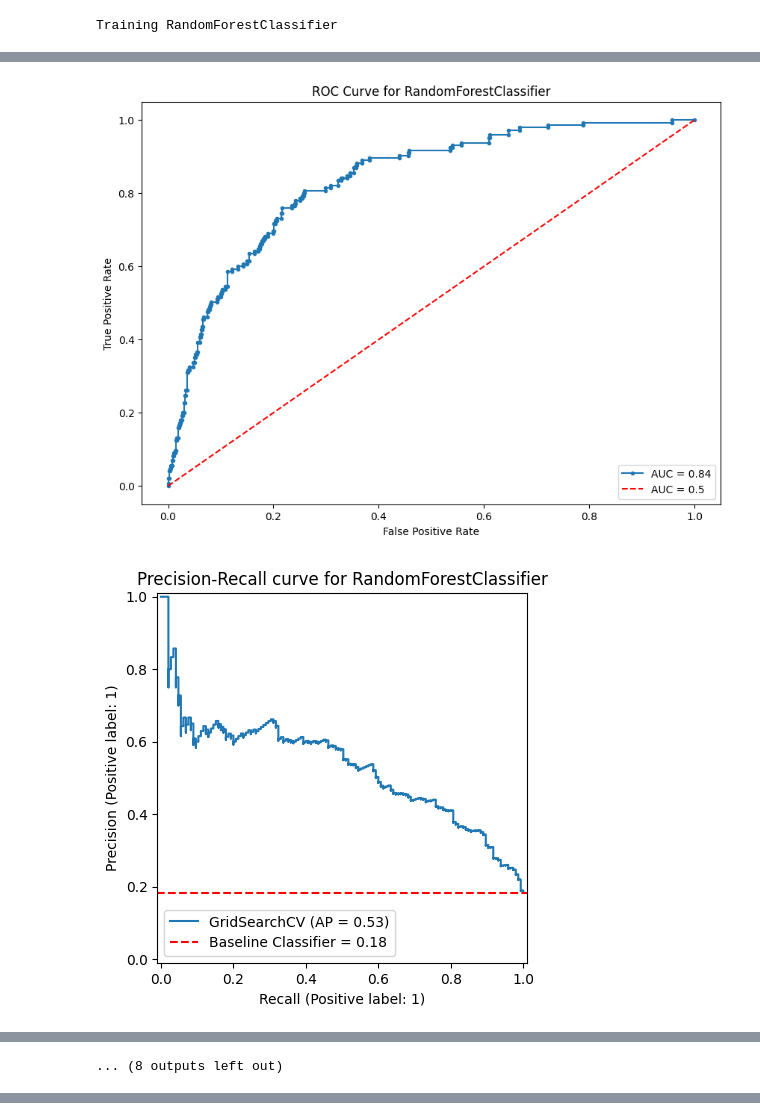
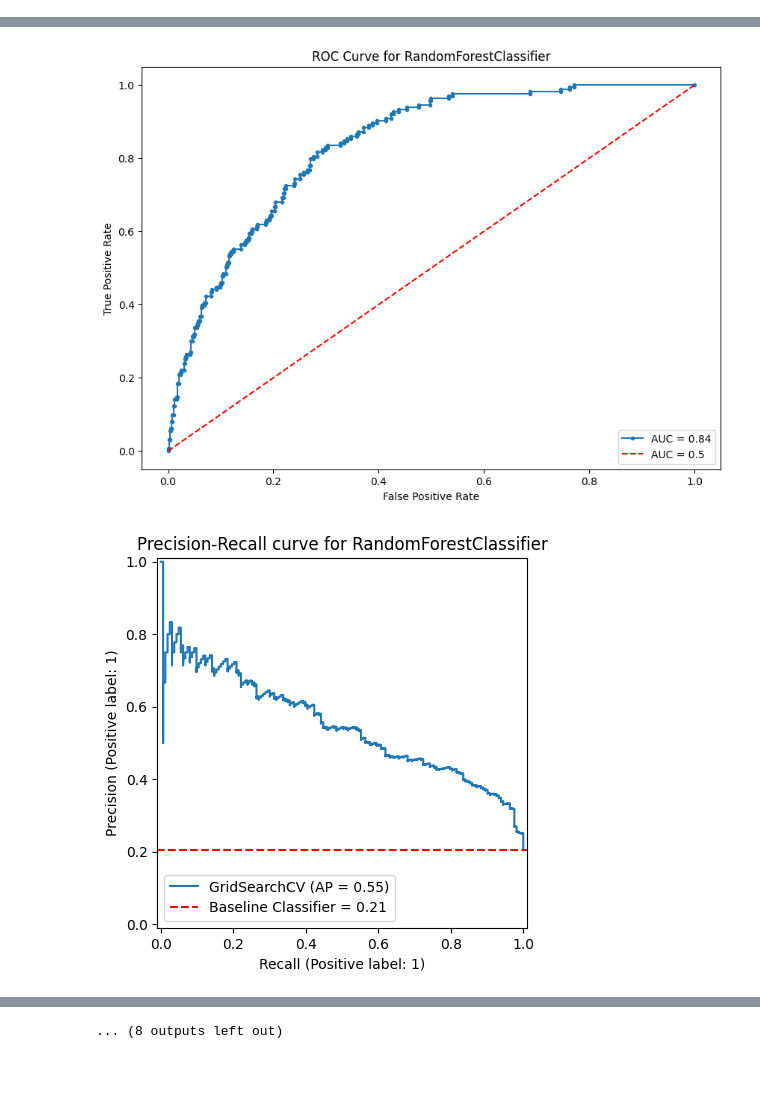
Before and after one commit to tucros/cs4372, a Jupyter notebook: project2/trees.ipynb, the cells around one changed output, grey strips where cells are left out. Drawn from its saved outputs; the diff is of its cells as text; code cells hidden in the pictures; blank space fills up the shorter version.

```diff
--- a/project2/trees.ipynb
+++ b/project2/trees.ipynb
@@ -82,6 +95,9 @@ for i, column in enumerate(wine_df.columns):
         plt.title(f"{column} vs Quality")
 plt.tight_layout()
 plt.show()
+
+#drop density and residual sugar due to correlation and non-normality
+wine_df.drop(["density", "residual sugar"], axis=1, inplace=True)
 # %% [output]
 [figure]
 [figure]
@@ -210,10 +228,10 @@ CLASSIFIERS = [
     (
         RandomForestClassifier(),
         {
-            "n_estimators": [100, 200, 300],
-            "max_depth": [3, 5, 7],
-            "min_samples_split": [2, 5, 10],
-            "min_samples_leaf": [1, 2, 4],
+            "n_estimators": [100, 200],
+            "max_depth": [5, 7],
+            "min_samples_split": [2, 5],
+            "min_samples_leaf": [1, 2],
         },
         visualize_random_forest,
     ),
@@ -228,8 +246,8 @@ CLASSIFIERS = [
     (
         XGBClassifier(),
         {
-            "n_estimators": [50, 100, 200],
-            "learning_rate": [0.1, 0.5, 1],
+            "n_estimators": [50, 100],
+            "learning_rate": [0.1, 0.5],
             "max_depth": [3, 5, 7],
         },
         visualize_xgboost,
@@ -249,14 +267,6 @@ for model, params, viz_fn in CLASSIFIERS:
     y_pred = clf.predict(X_test)
     accuracy = accuracy_score(y_test, y_pred)
     print(f"Testing Accuracy: {accuracy}")
-
-    ### precision, recall and f1 score
-    precision, recall, f1_score, _ = precision_recall_fscore_support(
-        y_test, y_pred, average="binary"
-    )
-    print(f"Precision: {precision}")
-    print(f"Recall: {recall}")
-    print(f"F1 Score: {f1_score}")
 
     ### Classifcation report
     print(
@@ -326,2 +333 @@ weighted avg       0.77      0.81      0.78       793
 [drawing not drawn]
-Training RandomForestClassifier
@@ -345,2 +349,2 @@ weighted avg       0.82      0.84      0.82       793
-[figure, old version]
+[figure, new version]
-[figure, old version]
+[figure, new version]
@@ -348 +350,0 @@ weighted avg       0.82      0.84      0.82       793
-... (8 outputs left out)
@@ -348,0 +367 @@ weighted avg       0.82      0.84      0.82       793
+... (8 outputs left out)
```
Also changed, not shown: parts of 11 cells of this notebook.
